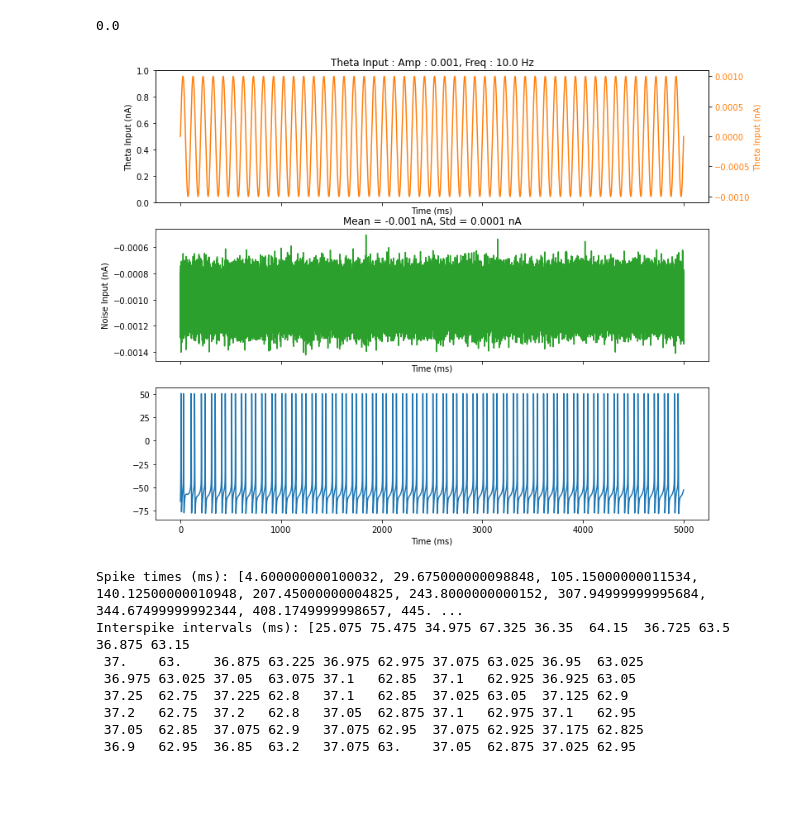
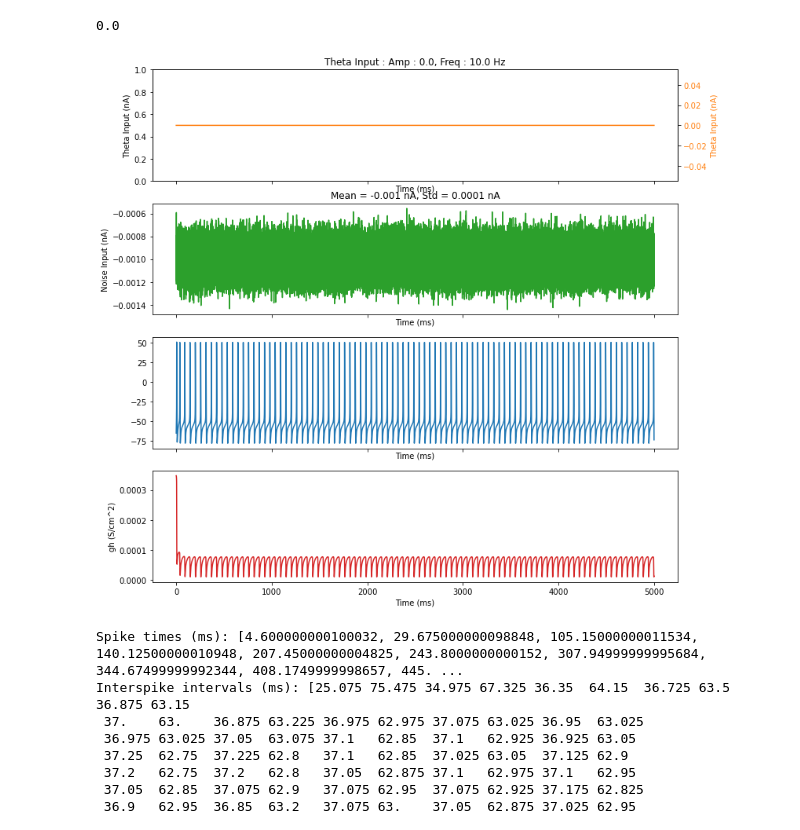
Before and after one commit to tiny-infinity/GridCellsTheta, a Jupyter notebook: single_stell.ipynb, the cells around one changed output. Drawn from its saved outputs; the diff is of its cells as text; code cells hidden in the pictures; blank space fills up the shorter version.

Commit message:
single stellate cell noise theta

```diff
--- a/single_stell.ipynb
+++ b/single_stell.ipynb
@@ -20,7 +20,7 @@ noise_arr = np.random.normal(mean,std, int(time_dur / h.dt))
 noise_vec = h.Vector(noise_arr)
 noise_vec.play(stellate_noise_ic._ref_amp, h.dt)
 
-theta_amp = 1e-3
+theta_amp = 0.0
 theta_freq = 10.0
 theta_arr = theta_amp * np.sin(2 * np.pi * theta_freq * np.arange(0, time_dur, h.dt) / 1000)
 theta_vec = h.Vector(theta_arr)
@@ -35,6 +35,7 @@ stell_v = h.Vector().record(stellate_0.soma(0.5)._ref_v)
 stellate_gh_vec = h.Vector().record(stellate_0.soma(0.5).stellate_mech._ref_gh)
 noise_input = h.Vector().record(stellate_noise_ic._ref_amp)
 theta_input = h.Vector().record(stell_theta_ic._ref_amp)
+stellate_gh_vec = h.Vector().record(stellate_0.soma(0.5).stellate_mech._ref_gh)
 time = h.Vector().record(h._ref_t)
 # %%
 plt.plot(time.to_python()[1:],theta_arr)
@@ -48,24 +49,28 @@ h.continuerun(time_dur)
 0.0
 # %%
 
-fig,ax = plt.subplots(3,1,figsize=(12, 10), sharex=True)
+fig,ax = plt.subplots(4,1,figsize=(12, 12), sharex=True)
 ax1 = ax[0].twinx()
 ax1.plot(time, theta_input.to_python(), color='C1', label='Theta Input')
 ax1.set_ylabel("Theta Input (nA)", color='C1')
 ax1.tick_params(axis='y', labelcolor='C1')
 #plt.plot(time,noise_input.to_python())
 ax[2].plot(time, stell_v.to_python())
 ax[0].set_xlabel("Time (ms)")
 ax[2].set_xlabel("Time (ms)")
 ax[1].set_xlabel("Time (ms)")
 ax[0].set_ylabel("Theta Input (nA)")
 ax[1].set_ylabel("Noise Input (nA)")
 ax[0].set_title(f"Theta Input : Amp : {theta_amp}, Freq : {theta_freq:.1f} Hz")
 ax[1].set_title(f"Mean = {mean} nA, Std = {std} nA")
 ax[1].plot(time,noise_input.to_python(), color='C2', label='Noise Input')
+ax[3].plot(time, stellate_gh_vec.to_python(), color='C3', label='gh')
+ax[3].set_xlabel("Time (ms)")
+ax[3].set_ylabel("gh (S/cm^2)")
+
 plt.show()
 # %% [output]
-[figure, old version]
+[figure, new version]
 # %%
 spike_times_array = spike_times_stell.to_python()
 print("Spike times (ms):", spike_times_array)
```
